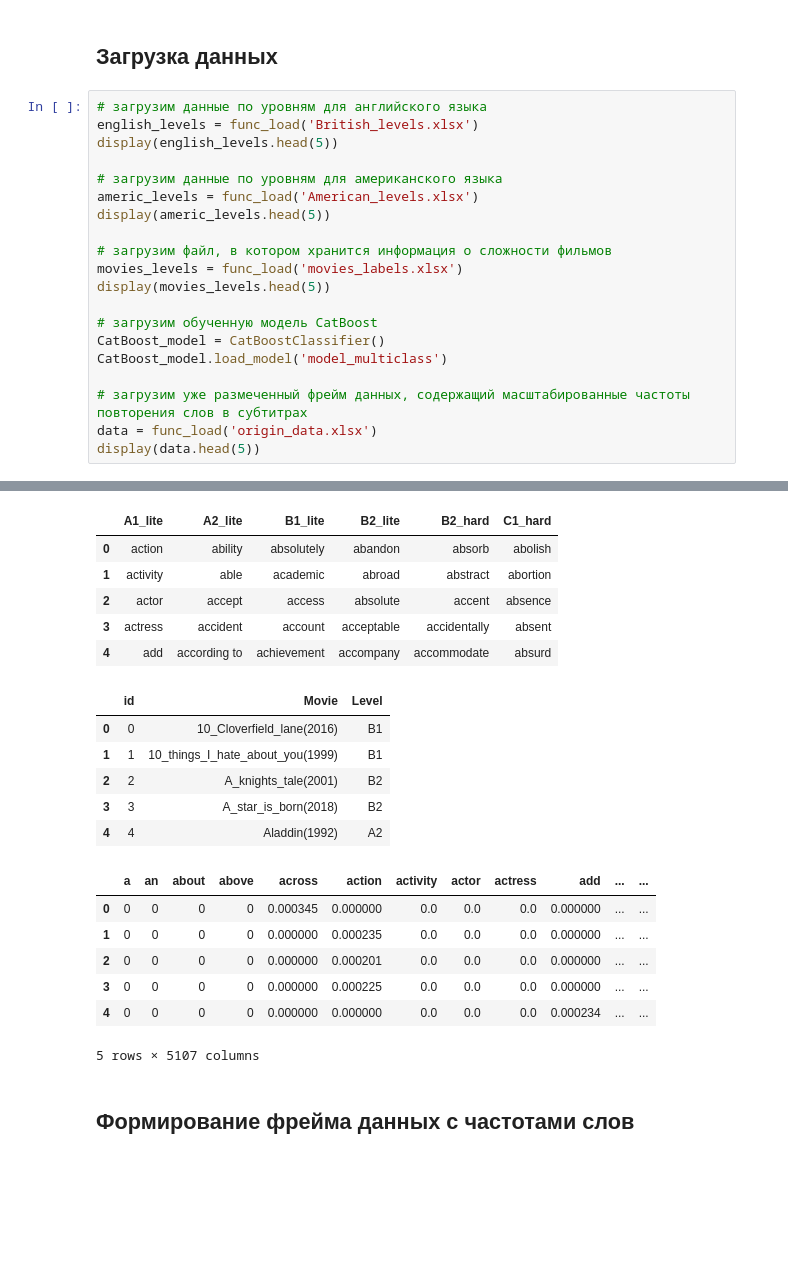
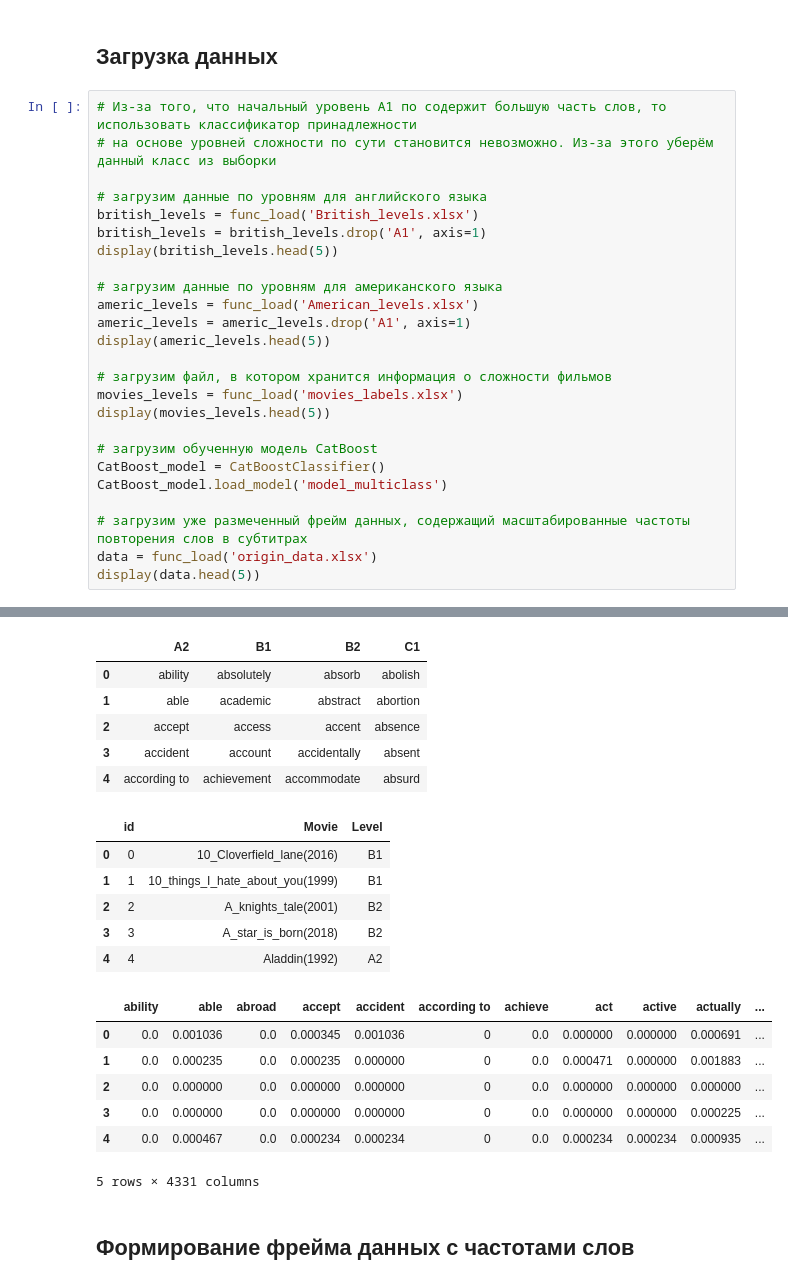
Before and after one commit to Apocalypto2012/English_levels, a Jupyter notebook: English_levels.ipynb, the cells around one changed output, grey strips where cells are left out. Cells and saved outputs as stored; diff of their text form; blank space fills up the shorter version.

```diff
--- a/English_levels.ipynb
+++ b/English_levels.ipynb
@@ -226,12 +408,17 @@ STOP_WORDS = set(stopwords.words('english'))
 # %% [markdown]
 ## Загрузка данных
 # %%
+# Из-за того, что начальный уровень А1 по содержит большую часть слов, то использовать классификатор принадлежности
+# на основе уровней сложности по сути становится невозможно. Из-за этого уберём данный класс из выборки
+
 # загрузим данные по уровням для английского языка
-english_levels = func_load('British_levels.xlsx')
-display(english_levels.head(5))
+british_levels = func_load('British_levels.xlsx')
+british_levels = british_levels.drop('A1', axis=1)
+display(british_levels.head(5))
 
 # загрузим данные по уровням для американского языка
 americ_levels = func_load('American_levels.xlsx')
+americ_levels = americ_levels.drop('A1', axis=1)
 display(americ_levels.head(5))
 
 # загрузим файл, в котором хранится информация о сложности фильмов
@@ -255,21 +442,21 @@ display(data.head(5))
-|  | A1_lite | A2_lite | B1_lite | B2_lite | B2_hard | C1_hard |
-| 0 | action | ability | absolutely | abandon | absorb | abolish |
-| 1 | activity | able | academic | abroad | abstract | abortion |
-| 2 | actor | accept | access | absolute | accent | absence |
-| 3 | actress | accident | account | acceptable | accidentally | absent |
-| 4 | add | according to | achievement | accompany | accommodate | absurd |
+|  | A2 | B1 | B2 | C1 |
+| 0 | ability | absolutely | absorb | abolish |
+| 1 | able | academic | abstract | abortion |
+| 2 | accept | access | accent | absence |
+| 3 | accident | account | accidentally | absent |
+| 4 | according to | achievement | accommodate | absurd |
 |  | id | Movie | Level |
 | 0 | 0 | 10_Cloverfield_lane(2016) | B1 |
 | 1 | 1 | 10_things_I_hate_about_you(1999) | B1 |
 | 2 | 2 | A_knights_tale(2001) | B2 |
 | 3 | 3 | A_star_is_born(2018) | B2 |
 | 4 | 4 | Aladdin(1992) | A2 |
-|  | a | an | about | above | across | action | activity | actor | actress | add | ... | ... |
-| 0 | 0 | 0 | 0 | 0 | 0.000345 | 0.000000 | 0.0 | 0.0 | 0.0 | 0.000000 | ... | ... |
-| 1 | 0 | 0 | 0 | 0 | 0.000000 | 0.000235 | 0.0 | 0.0 | 0.0 | 0.000000 | ... | ... |
-| 2 | 0 | 0 | 0 | 0 | 0.000000 | 0.000201 | 0.0 | 0.0 | 0.0 | 0.000000 | ... | ... |
-| 3 | 0 | 0 | 0 | 0 | 0.000000 | 0.000225 | 0.0 | 0.0 | 0.0 | 0.000000 | ... | ... |
-| 4 | 0 | 0 | 0 | 0 | 0.000000 | 0.000000 | 0.0 | 0.0 | 0.0 | 0.000234 | ... | ... |
+|  | ability | able | abroad | accept | accident | according to | achieve | act | active | actually | ... |
+| 0 | 0.0 | 0.001036 | 0.0 | 0.000345 | 0.001036 | 0 | 0.0 | 0.000000 | 0.000000 | 0.000691 | ... |
+| 1 | 0.0 | 0.000235 | 0.0 | 0.000235 | 0.000000 | 0 | 0.0 | 0.000471 | 0.000000 | 0.001883 | ... |
+| 2 | 0.0 | 0.000000 | 0.0 | 0.000000 | 0.000000 | 0 | 0.0 | 0.000000 | 0.000000 | 0.000000 | ... |
+| 3 | 0.0 | 0.000000 | 0.0 | 0.000000 | 0.000000 | 0 | 0.0 | 0.000000 | 0.000000 | 0.000225 | ... |
+| 4 | 0.0 | 0.000467 | 0.0 | 0.000234 | 0.000234 | 0 | 0.0 | 0.000234 | 0.000234 | 0.000935 | ... |
-5 rows × 5107 columns
+5 rows × 4331 columns
 # %% [markdown]
 ## Формирование фрейма данных с частотами слов
```
Also changed, not shown: parts of 26 cells of this notebook, 38 other files.
